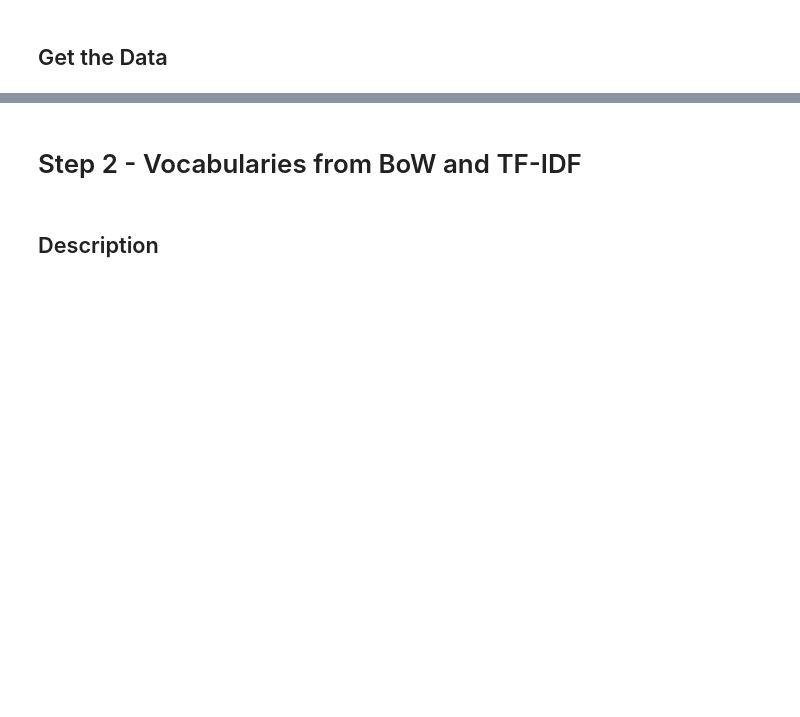
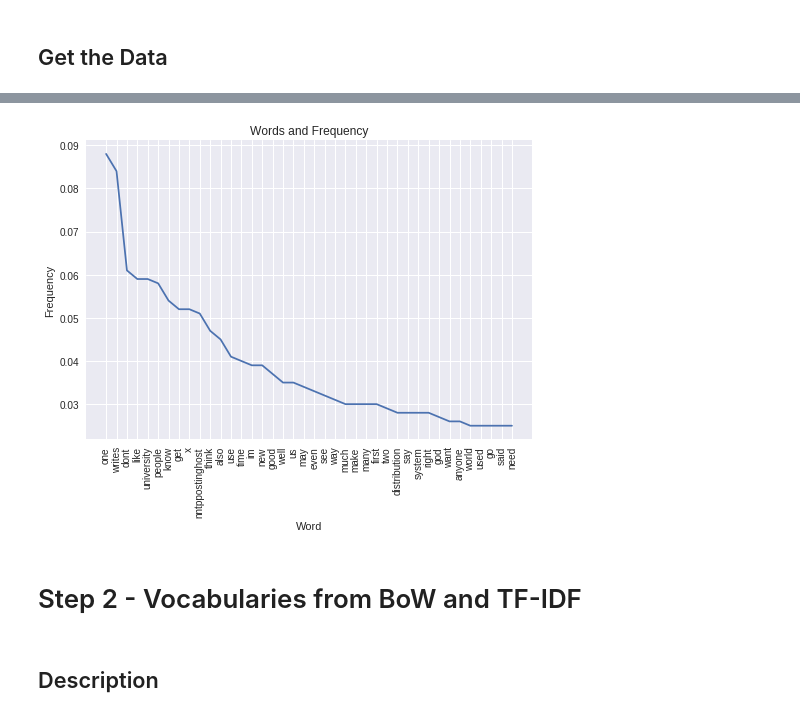
Before and after one commit to josh-english/DataVisualization, a Jupyter notebook: Midterm.ipynb, the cells around one changed output, grey strips where cells are left out. Cells and saved outputs as stored; diff of their text form; code cells hidden in the pictures; blank space fills up the shorter version.

```diff
--- a/Midterm.ipynb
+++ b/Midterm.ipynb
@@ -62,3 +156,15 @@ rec.sport.hockey
+# %%
+top40 = top2k[:40]
+x = list((item[0]) for item in top40)
+y = list(round(item[1]/len(counts), 3) for item in top40)
+plt.plot(x,y)
+plt.xlabel('Word')
+plt.ylabel('Frequency')
+plt.xticks(rotation=90)
+plt.title("Words and Frequency")
+plt.show()
+# %% [output]
+[figure, added]
 # %% [markdown]
 # Step 2 - Vocabularies from BoW and TF-IDF
 # %% [markdown]
```
Also changed, not shown: parts of 34 cells of this notebook.
